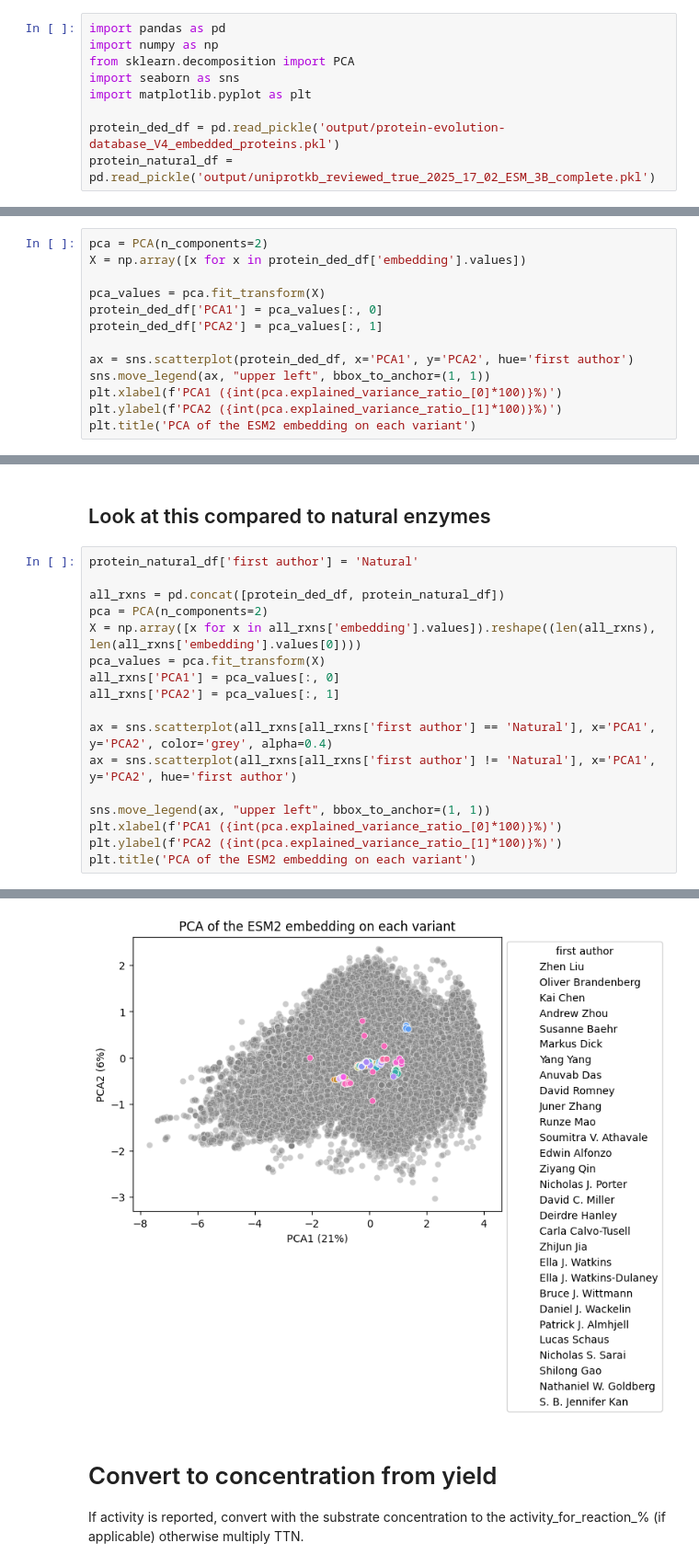
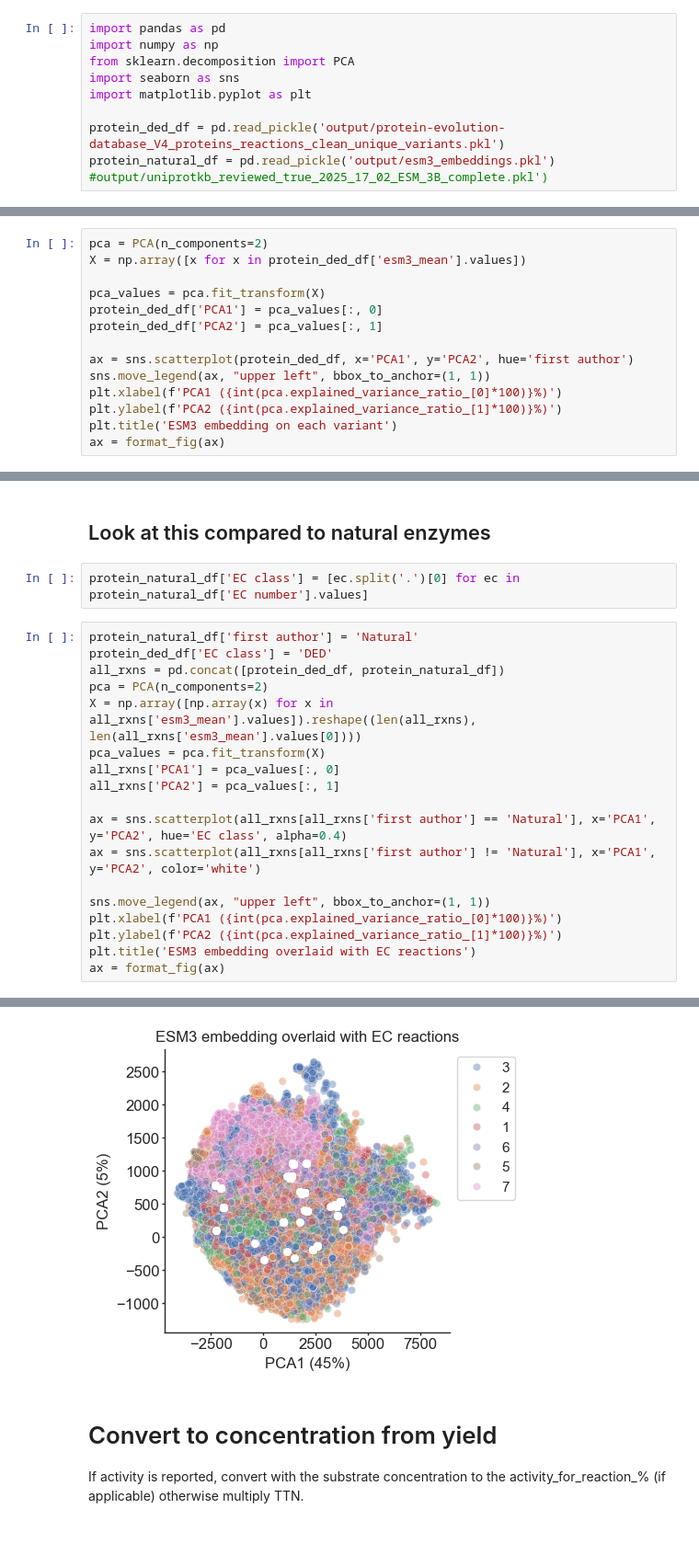
Before and after one commit to fhalab/EnzymeEngineeringDB, a Jupyter notebook: analysis/N3_AnalyseEnzymeReactionData.ipynb, the cells around one changed output, grey strips where cells are left out. Shown at 92% size. Saved outputs shown, nothing was run; the diff lists cells and outputs as text; blank space fills up the shorter version.

```diff
--- a/analysis/N3_AnalyseEnzymeReactionData.ipynb
+++ b/analysis/N3_AnalyseEnzymeReactionData.ipynb
@@ -15,5 +15,5 @@ from sklearn.decomposition import PCA
 import seaborn as sns
 import matplotlib.pyplot as plt
 
-protein_ded_df = pd.read_pickle('output/protein-evolution-database_V4_embedded_proteins.pkl')
-protein_natural_df = pd.read_pickle('output/uniprotkb_reviewed_true_2025_17_02_ESM_3B_complete.pkl')
+protein_ded_df = pd.read_pickle('output/protein-evolution-database_V4_proteins_reactions_clean_unique_variants.pkl')
+protein_natural_df = pd.read_pickle('output/esm3_embeddings.pkl') #output/uniprotkb_reviewed_true_2025_17_02_ESM_3B_complete.pkl')
@@ -20,6 +48,6 @@ protein_natural_df = pd.read_pickle('output/uniprotkb_reviewed_true_2025_17_02_E
 # %%
 pca = PCA(n_components=2)
-X = np.array([x for x in protein_ded_df['embedding'].values])
+X = np.array([x for x in protein_ded_df['esm3_mean'].values])
 
 pca_values = pca.fit_transform(X)
 protein_ded_df['PCA1'] = pca_values[:, 0]
@@ -29,5 +57,6 @@ ax = sns.scatterplot(protein_ded_df, x='PCA1', y='PCA2', hue='first author')
 sns.move_legend(ax, "upper left", bbox_to_anchor=(1, 1))
 plt.xlabel(f'PCA1 ({int(pca.explained_variance_ratio_[0]*100)}%)')
 plt.ylabel(f'PCA2 ({int(pca.explained_variance_ratio_[1]*100)}%)')
-plt.title('PCA of the ESM2 embedding on each variant')
+plt.title('ESM3 embedding on each variant')
+ax = format_fig(ax)
 # %% [output]
@@ -36,20 +64,23 @@ Text(0.5, 1.0, 'PCA of the ESM2 embedding on each variant')
 # %% [markdown]
 ## Look at this compared to natural enzymes
+# %%
+protein_natural_df['EC class'] = [ec.split('.')[0] for ec in protein_natural_df['EC number'].values]
 # %%
 protein_natural_df['first author'] = 'Natural'
-
+protein_ded_df['EC class'] = 'DED'
 all_rxns = pd.concat([protein_ded_df, protein_natural_df])
 pca = PCA(n_components=2)
-X = np.array([x for x in all_rxns['embedding'].values]).reshape((len(all_rxns), len(all_rxns['embedding'].values[0])))
+X = np.array([np.array(x) for x in all_rxns['esm3_mean'].values]).reshape((len(all_rxns), len(all_rxns['esm3_mean'].values[0])))
 pca_values = pca.fit_transform(X)
 all_rxns['PCA1'] = pca_values[:, 0]
 all_rxns['PCA2'] = pca_values[:, 1]
 
-ax = sns.scatterplot(all_rxns[all_rxns['first author'] == 'Natural'], x='PCA1', y='PCA2', color='grey', alpha=0.4)
-ax = sns.scatterplot(all_rxns[all_rxns['first author'] != 'Natural'], x='PCA1', y='PCA2', hue='first author')
+ax = sns.scatterplot(all_rxns[all_rxns['first author'] == 'Natural'], x='PCA1', y='PCA2', hue='EC class', alpha=0.4)
+ax = sns.scatterplot(all_rxns[all_rxns['first author'] != 'Natural'], x='PCA1', y='PCA2', color='white')
 
 sns.move_legend(ax, "upper left", bbox_to_anchor=(1, 1))
 plt.xlabel(f'PCA1 ({int(pca.explained_variance_ratio_[0]*100)}%)')
 plt.ylabel(f'PCA2 ({int(pca.explained_variance_ratio_[1]*100)}%)')
-plt.title('PCA of the ESM2 embedding on each variant')
+plt.title('ESM3 embedding overlaid with EC reactions')
+ax = format_fig(ax)
 # %% [output]
@@ -57,4 +87,4 @@ Text(0.5, 1.0, 'PCA of the ESM2 embedding on each variant')
-[figure, old version]
+[figure, new version]
 # %% [markdown]
 # Convert to concentration from yield
 
```
Also changed, not shown: parts of 8 cells of this notebook.
